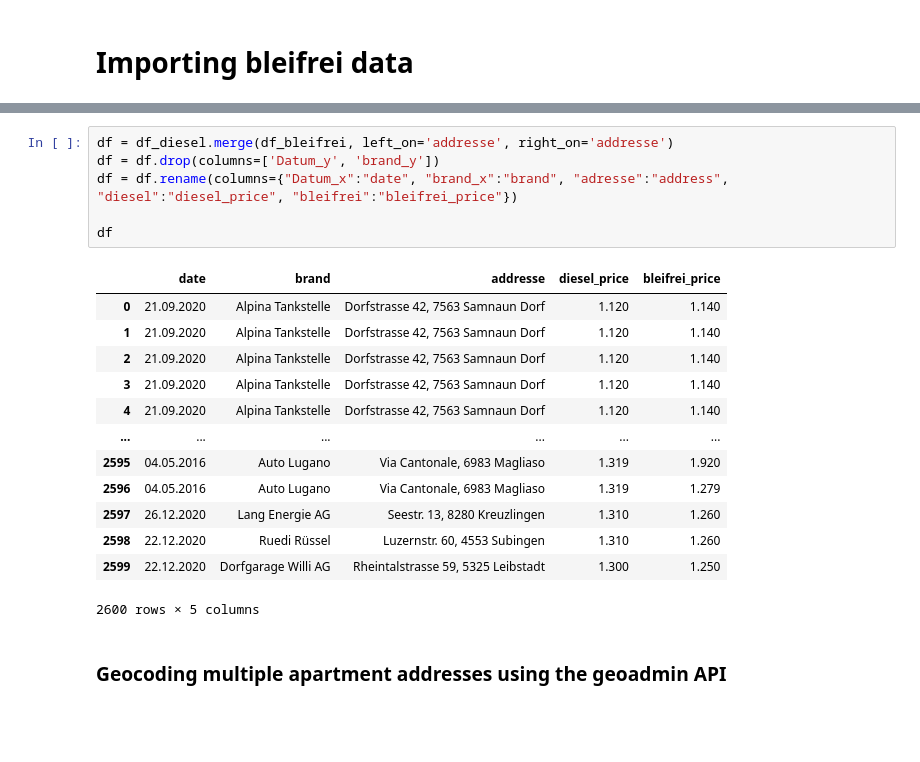
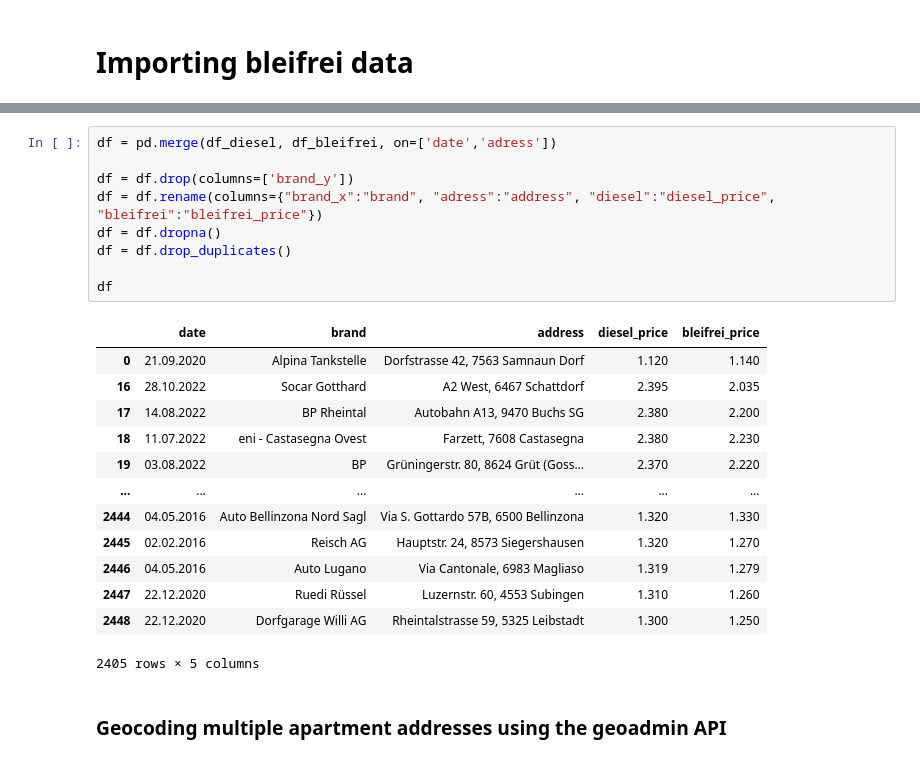
Before and after one commit to m011018/TS, a Jupyter notebook: Steps/puttogether_loc.ipynb, the cells around one changed output, grey strips where cells are left out. Drawn from its saved outputs; the diff is of its cells as text; blank space fills up the shorter version.

Commit message:
merge complete > next step: load api

```diff
--- a/Steps/puttogether_loc.ipynb
+++ b/Steps/puttogether_loc.ipynb
@@ -66,25 +66,28 @@ df_bleifrei
 | 2603 | 21.09.2020 | Alpina Tankstelle | Dorfstrasse 42, 7563 Samnaun Dorf | 1.14 |
 2604 rows × 4 columns
 # %%
-df = df_diesel.merge(df_bleifrei, left_on='addresse', right_on='addresse')
-df = df.drop(columns=['Datum_y', 'brand_y'])
-df = df.rename(columns={"Datum_x":"date", "brand_x":"brand", "adresse":"address", "diesel":"diesel_price", "bleifrei":"bleifrei_price"})
+df = pd.merge(df_diesel, df_bleifrei, on=['date','adress'])
+
+df = df.drop(columns=['brand_y'])
+df = df.rename(columns={"brand_x":"brand", "adress":"address", "diesel":"diesel_price", "bleifrei":"bleifrei_price"})
+df = df.dropna()
+df = df.drop_duplicates()
 
 df
 # %% [output]
-|  | date | brand | addresse | diesel_price | bleifrei_price |
+|  | date | brand | address | diesel_price | bleifrei_price |
 | 0 | 21.09.2020 | Alpina Tankstelle | Dorfstrasse 42, 7563 Samnaun Dorf | 1.120 | 1.140 |
-| 1 | 21.09.2020 | Alpina Tankstelle | Dorfstrasse 42, 7563 Samnaun Dorf | 1.120 | 1.140 |
-| 2 | 21.09.2020 | Alpina Tankstelle | Dorfstrasse 42, 7563 Samnaun Dorf | 1.120 | 1.140 |
-| 3 | 21.09.2020 | Alpina Tankstelle | Dorfstrasse 42, 7563 Samnaun Dorf | 1.120 | 1.140 |
-| 4 | 21.09.2020 | Alpina Tankstelle | Dorfstrasse 42, 7563 Samnaun Dorf | 1.120 | 1.140 |
+| 16 | 28.10.2022 | Socar Gotthard | A2 West, 6467 Schattdorf | 2.395 | 2.035 |
+| 17 | 14.08.2022 | BP Rheintal | Autobahn A13, 9470 Buchs SG | 2.380 | 2.200 |
+| 18 | 11.07.2022 | eni - Castasegna Ovest | Farzett, 7608 Castasegna | 2.380 | 2.230 |
+| 19 | 03.08.2022 | BP | Grüningerstr. 80, 8624 Grüt (Goss... | 2.370 | 2.220 |
 | ... | ... | ... | ... | ... | ... |
-| 2595 | 04.05.2016 | Auto Lugano | Via Cantonale, 6983 Magliaso | 1.319 | 1.920 |
-| 2596 | 04.05.2016 | Auto Lugano | Via Cantonale, 6983 Magliaso | 1.319 | 1.279 |
-| 2597 | 26.12.2020 | Lang Energie AG | Seestr. 13, 8280 Kreuzlingen | 1.310 | 1.260 |
-| 2598 | 22.12.2020 | Ruedi Rüssel | Luzernstr. 60, 4553 Subingen | 1.310 | 1.260 |
-| 2599 | 22.12.2020 | Dorfgarage Willi AG | Rheintalstrasse 59, 5325 Leibstadt | 1.300 | 1.250 |
+| 2444 | 04.05.2016 | Auto Bellinzona Nord Sagl | Via S. Gottardo 57B, 6500 Bellinzona | 1.320 | 1.330 |
+| 2445 | 02.02.2016 | Reisch AG | Hauptstr. 24, 8573 Siegershausen | 1.320 | 1.270 |
+| 2446 | 04.05.2016 | Auto Lugano | Via Cantonale, 6983 Magliaso | 1.319 | 1.279 |
+| 2447 | 22.12.2020 | Ruedi Rüssel | Luzernstr. 60, 4553 Subingen | 1.310 | 1.260 |
+| 2448 | 22.12.2020 | Dorfgarage Willi AG | Rheintalstrasse 59, 5325 Leibstadt | 1.300 | 1.250 |
-2600 rows × 5 columns
+2405 rows × 5 columns
 # %% [markdown]
 ### Geocoding multiple apartment addresses using the geoadmin API
 # %%
```
Also changed, not shown: parts of 3 cells of this notebook.
